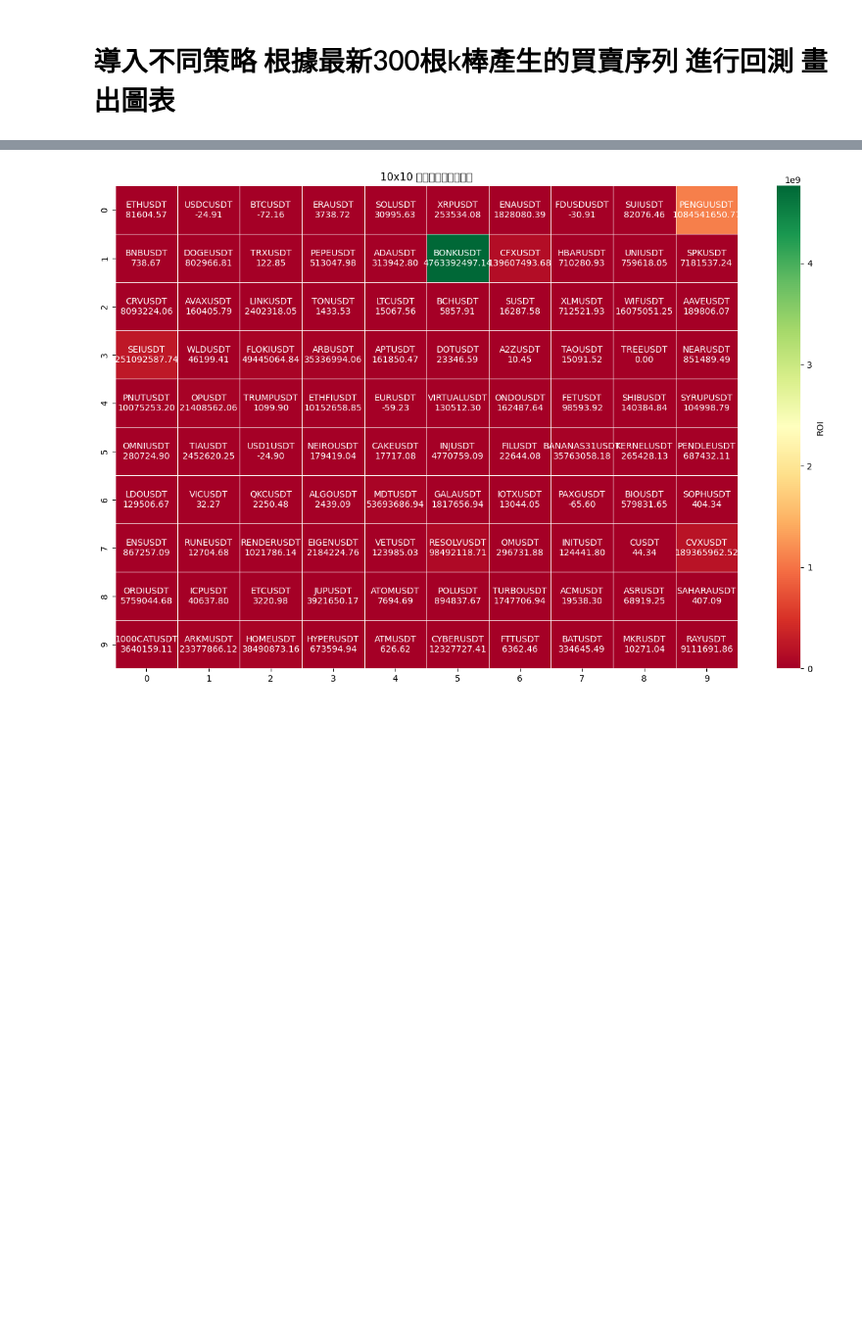
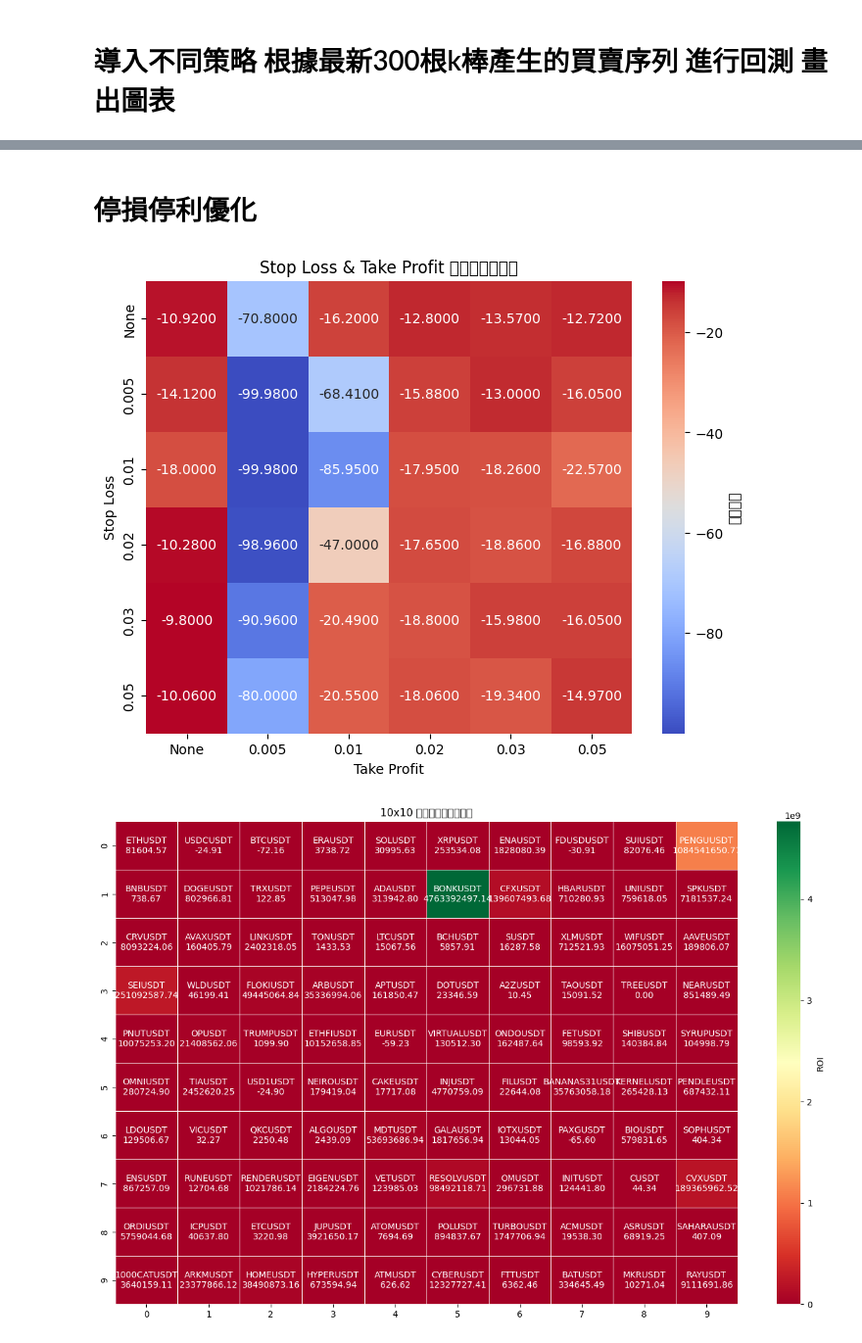
Before and after one commit to skywalker0803r/Vedanta, a Jupyter notebook: backtest_usage.ipynb, the cells around one changed output, grey strips where cells are left out. Shown at 98% size. Drawn from its saved outputs; the diff is of its cells as text; code cells hidden in the pictures; blank space fills up the shorter version.

```diff
--- a/backtest_usage.ipynb
+++ b/backtest_usage.ipynb
@@ -46,3 +46,56 @@ plot_backtest_result(result)
+# %% [markdown]
+# 停損停利優化
+# %%
+import pandas as pd
+from datetime import datetime
+import numpy as np
+from tqdm import tqdm
+
+# 範例 stop_loss 和 take_profit 的候選值 (你可以改成你想測的)
+stop_loss_list = [None, 0.005,0.01, 0.02, 0.03, 0.05]
+take_profit_list = [None, 0.005,0.01, 0.02, 0.03, 0.05]
+
+# 先建立一個空的 DataFrame，index 是 stop_loss，columns 是 take_profit
+# 用字串形式的 None 代表空值，方便當作 index 和 column
+index_labels = [str(x) if x is not None else 'None' for x in stop_loss_list]
+column_labels = [str(x) if x is not None else 'None' for x in take_profit_list]
+grid_results = pd.DataFrame(index=index_labels, columns=column_labels, dtype=float)
+
+# 取得初始信號資料
+df_signals = turtle_strategy.get_signals('ETHUSDT','1h',datetime.now(),24*30*12)
+
+for sl in tqdm(stop_loss_list):
+    for tp in tqdm(take_profit_list):
+        # 跑回測
+        result = backtest_signals(
+            df_signals.copy(),
+            initial_capital = 33,
+            fee_rate = 0.0005,
+            leverage = 1,
+            allow_short = True,
+            stop_loss = sl,
+            take_profit = tp,
+            capital_ratio = 1,
+            max_hold_bars = 100000
+        )
+
+        # 抓最大回撤 (假設存在 result['metric']['max_drawdown']，你可調整成實際欄位名)
+        max_dd = result['metric'].get('最大回撤', np.nan)
+
+        # 存入 DataFrame，index和columns都用字串key
+        grid_results.loc[str(sl) if sl is not None else 'None', str(tp) if tp is not None else 'None'] = max_dd
+
+import seaborn as sns
+import matplotlib.pyplot as plt
+
+plt.figure(figsize=(8,6))
+sns.heatmap(grid_results.astype(float), annot=True, fmt=".4f", cmap='coolwarm', cbar_kws={'label': '最大回撤'})
+plt.title('Stop Loss & Take Profit 最大回撤熱力圖')
+plt.xlabel('Take Profit')
+plt.ylabel('Stop Loss')
+plt.show()
+# %% [output]
+[figure, added]
 # %%
 import seaborn as sns
 import matplotlib.pyplot as plt
```
Also changed, not shown: parts of 1 cell of this notebook, 3 other files.
